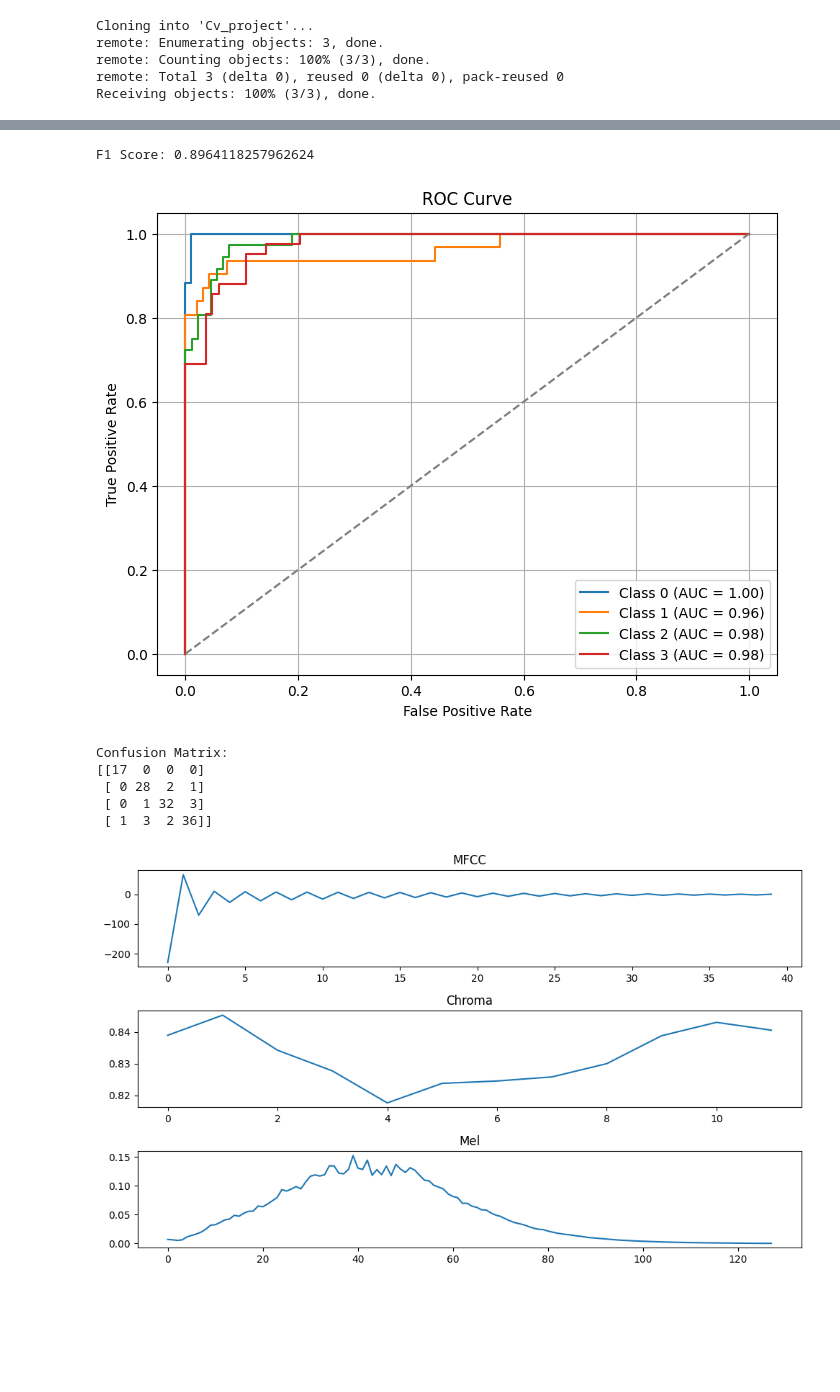
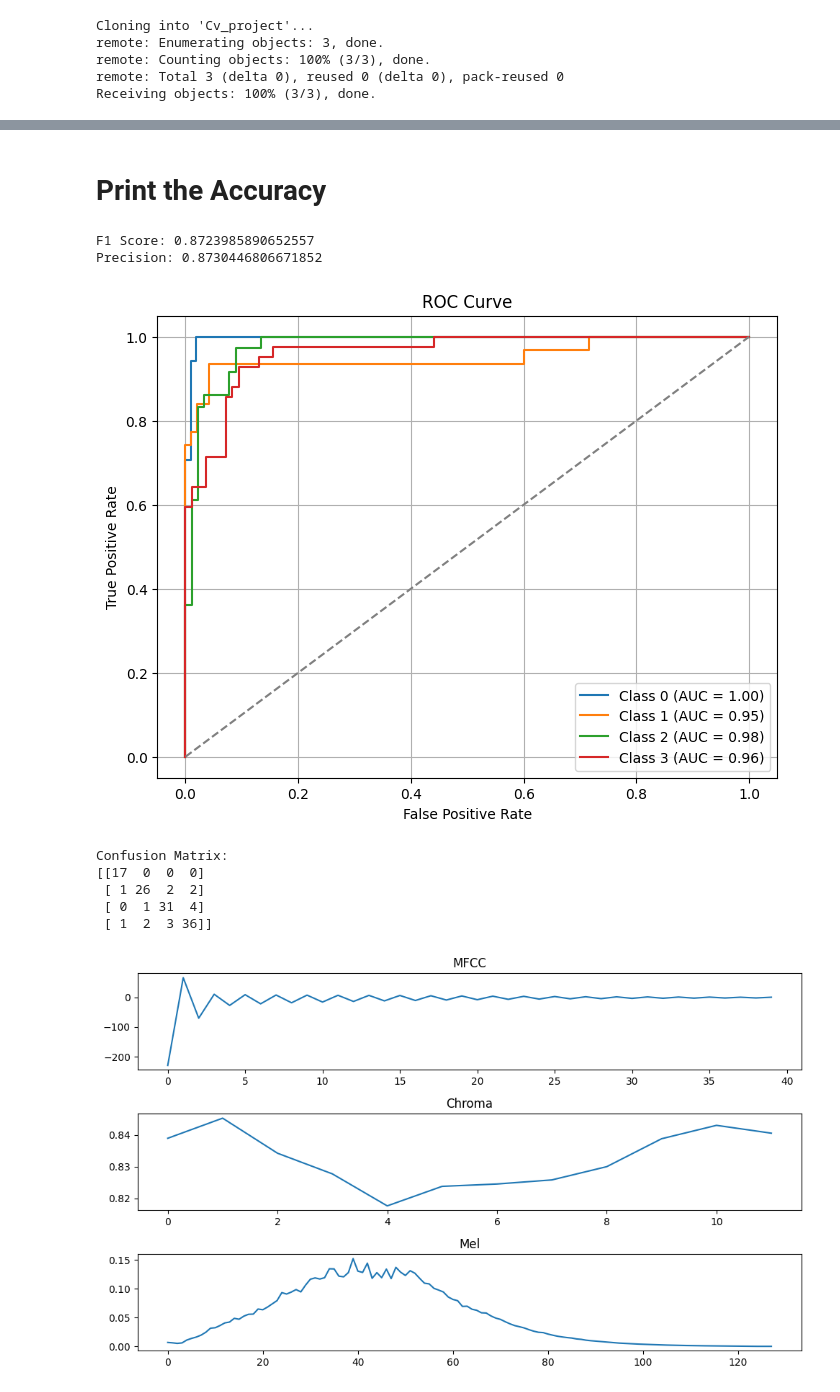
Before and after one commit to EngrFatimaKhawaja/Cv_project, a Jupyter notebook: project_cv.ipynb, the cells around one changed output, grey strips where cells are left out. Saved outputs shown, nothing was run; the diff lists cells and outputs as text; code cells hidden in the pictures; blank space fills up the shorter version.

```diff
--- a/project_cv.ipynb
+++ b/project_cv.ipynb
@@ -169,0 +115,7 @@ array([0, 2, 2, 2, 1, 0, 1, 1, 0, 3, 0, 1, 3, 1, 2, 1, 3, 3, 1, 3, 2, 3,
+# %%
+# Load and split the dataset
+test_size=0.2
+chunk_duration=1
+path='/content/drive/MyDrive/cv_project/samples'
+path_samples='/content/drive/MyDrive/cv_project/samples/'
+X_train, X_test, y_train, y_test = load_data(test_size,chunk_duration,path,path_samples)
@@ -169,0 +140,5 @@ array([0, 2, 2, 2, 1, 0, 1, 1, 0, 3, 0, 1, 3, 1, 2, 1, 3, 3, 1, 3, 2, 3,
+# %%
+
+
+# Split data into train and validation sets
+X_train, X_val, y_train, y_val = train_test_split(X_train, y_train, test_size=0.15, random_state=42)
@@ -169,0 +190,2 @@ array([0, 2, 2, 2, 1, 0, 1, 1, 0, 3, 0, 1, 3, 1, 2, 1, 3, 3, 1, 3, 2, 3,
+# %%
+model_with_dropout.fit(X_train, y_train, epochs=50, batch_size=32, validation_data=(X_val, y_val))
@@ -169,0 +213,7 @@ array([0, 2, 2, 2, 1, 0, 1, 1, 0, 3, 0, 1, 3, 1, 2, 1, 3, 3, 1, 3, 2, 3,
+# %%
+test_loss, test_acc= model_with_dropout.evaluate(X_test, y_test)
+# Predict probabilities for each class
+y_probabilities = model_with_dropout.predict(X_test)
+
+# Convert probabilities to class predictions
+y_pred = np.argmax(y_probabilities, axis=1)
@@ -170,39 +223,45 @@ array([0, 2, 2, 2, 1, 0, 1, 1, 0, 3, 0, 1, 3, 1, 2, 1, 3, 3, 1, 3, 2, 3,
+# %% [markdown]
+# **Print the Accuracy**
 # %%
-from sklearn.metrics import f1_score, roc_curve, auc, confusion_matrix
+from sklearn.metrics import f1_score,precision_score, roc_curve, auc, confusion_matrix
 import matplotlib.pyplot as plt
 
 # Calculate F1 score
 f1 = f1_score(y_test, y_pred, average='weighted')
 print('F1 Score:', f1)
+# Calculate precision
+precision = precision_score(y_test, y_pred, average='weighted')
+print("Precision:", precision)
 
 # Plot ROC curve for each class
 plt.figure(figsize=(8, 6))
 for i in range(num_classes):
     if np.sum(y_test == i) > 0:  # Check if the class has positive samples
         fpr, tpr, _ = roc_curve(y_test == i, y_probabilities[:, i])
         roc_auc = auc(fpr, tpr)
         plt.plot(fpr, tpr, label=f'Class {i} (AUC = {roc_auc:.2f})')
 
 plt.plot([0, 1], [0, 1], linestyle='--', color='gray')
 plt.xlabel('False Positive Rate')
 plt.ylabel('True Positive Rate')
 plt.title('ROC Curve')
 plt.legend()
 plt.grid(True)
 plt.show()
 
 # Generate confusion matrix
 conf_matrix = confusion_matrix(y_test, y_pred)
 print('Confusion Matrix:')
 print(conf_matrix)
 # %% [output]
-F1 Score: 0.8964118257962624
+F1 Score: 0.8723985890652557
+Precision: 0.8730446806671852
-[figure, old version]
+[figure, new version]
 Confusion Matrix:
 [[17  0  0  0]
- [ 0 28  2  1]
- [ 0  1 32  3]
- [ 1  3  2 36]]
+ [ 1 26  2  2]
+ [ 0  1 31  4]
+ [ 1  2  3 36]]
 # %%
 import matplotlib.pyplot as plt
 
```
Also changed, not shown: parts of 23 cells of this notebook.
